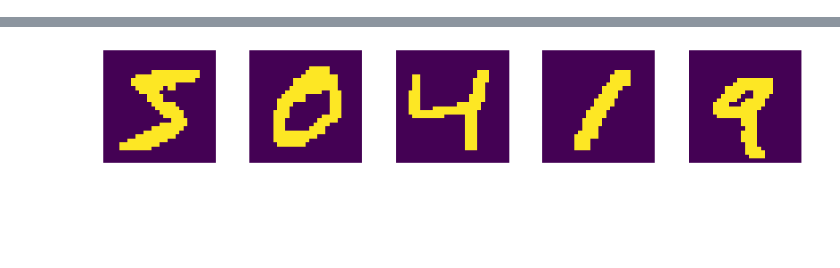
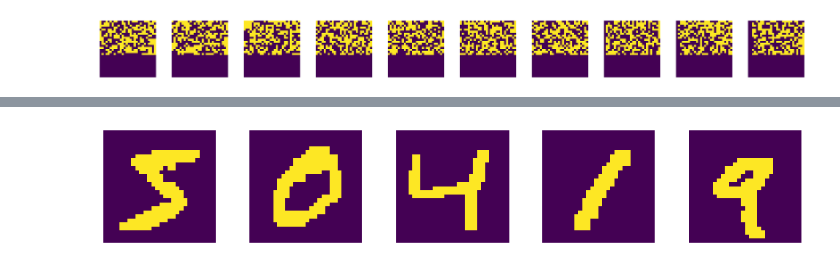
Before and after one commit to MoShrank/bachelor-thesis-research, a Jupyter notebook: Spatial Pooling.ipynb, the cells around one changed output, grey strips where cells are left out. Drawn from its saved outputs; the diff is of its cells as text; code cells hidden in the pictures; blank space fills up the shorter version.

```diff
--- a/Spatial Pooling.ipynb
+++ b/Spatial Pooling.ipynb
@@ -70,3 +70,9 @@ sp = SpatialPooler(
 )
 # %% [output]
 [interactive output not drawn]
+# %%
+plot_images(
+    sp.potential_pools.reshape((COLUMN_DIM[0] * COLUMN_DIM[1], *inp_shape))[20:30]
+)
+# %% [output]
+[figure, added]
```
Also changed, not shown: parts of 13 cells of this notebook, 1 other file.
